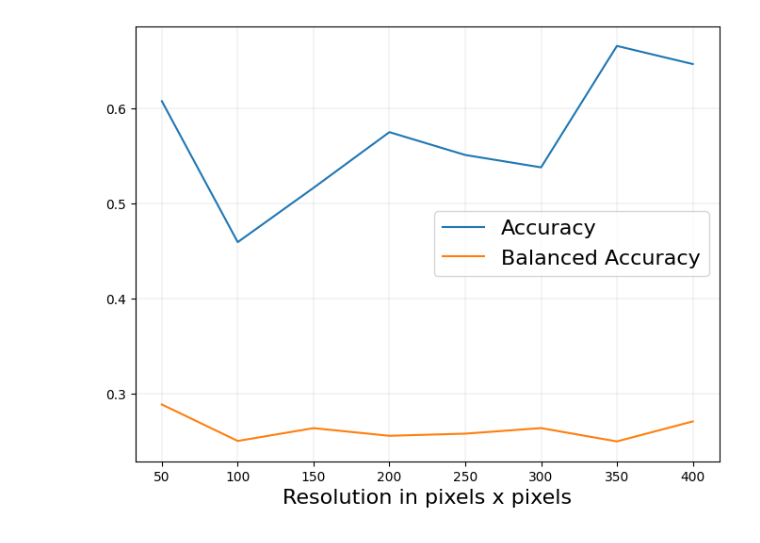
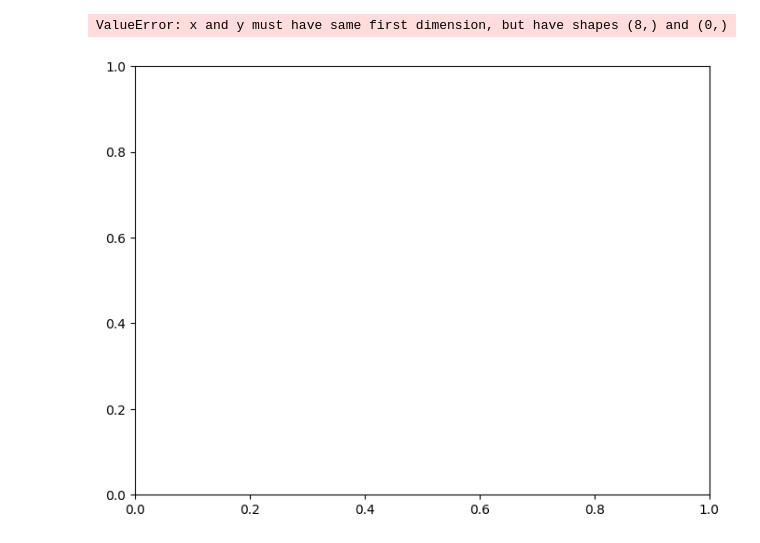
Before and after one commit to Naxsos/MedicaldeepLearning, a Jupyter notebook: Computational_Limitations/evaluations.ipynb, the cells around one changed output. Cells and saved outputs as stored; diff of their text form; code cells hidden in the pictures.

```diff
--- a/Computational_Limitations/evaluations.ipynb
+++ b/Computational_Limitations/evaluations.ipynb
@@ -133,0 +274,26 @@ print("per image: " + str(asizeof.asizeof(images2) - asizeof.asizeof(images)))
+# %%
+BATCH_SIZE = 4
+
+dataset = tf.data.Dataset.from_tensor_slices((images_train, labels_train))
+dataset = dataset.map(normalize_image)
+dataset = dataset.shuffle(buffer_size=100)
+dataset = dataset.batch(BATCH_SIZE, drop_remainder=True)
+dataset = dataset.repeat()
+
+val_dataset = tf.data.Dataset.from_tensor_slices((images_val, labels_val))
+val_dataset = val_dataset.map(normalize_image)
+val_dataset = val_dataset.batch(BATCH_SIZE, drop_remainder=False)
+
+model = create_model_1(IMAGE_SIZE)
+
+model.compile(optimizer=Adam(learning_rate=1e-4), loss=weighted_cross_entropy_loss, metrics=[AUC()])
+
+class_weights = sklearn.utils.class_weight.compute_class_weight(class_weight='balanced', classes=np.unique(labels_train.argmax(axis=1)), y=labels_train.argmax(axis=1))
+class_weights = {i: class_weights[i] for i in range(len(class_weights))}
+
+
+early_stopping = EarlyStopping(monitor='val_loss', patience=5, restore_best_weights=True)
+history = model.fit(dataset, epochs=20, batch_size=BATCH_SIZE, steps_per_epoch=len(images_train) // BATCH_SIZE, validation_data=val_dataset, validation_steps=len(images_val)//BATCH_SIZE, callbacks=[early_stopping], verbose=1, class_weight=class_weights)
+
+evals = evaluate(model, images_test, labels_test, len(unique_labels))
+print(evals)
@@ -397,38 +444,39 @@ Epoch 6/20
 # %%
 plt.figure(figsize=(8, 6))
 
-with open("pickles/resolution_10000samples_nolr.pkl", "wb") as file:
+with open("pickles/resolution_1000samples_nolr_model3.pkl", "wb") as file:
     pickle.dump(evaluations, file)
 
 aucs = [evalu[0] for evalu in evaluations.values()]
 aucs_at = [evalu["Atelectasis"] for evalu in aucs]
 aucs_ef = [evalu["Effusion"] for evalu in aucs]
 aucs_in = [evalu["Infiltration"] for evalu in aucs]
 aucs_nf = [evalu["No Finding"] for evalu in aucs]
 baccs = [evalu[1] for evalu in evaluations.values()]
 accs = [evalu[2] for evalu in evaluations.values()]
 
 x_values = [50, 100, 150, 200, 250, 300, 350, 400]
 
 font_size = 16
 
-plt.plot(x_values, accs, label="Accuracy")
-plt.plot(x_values, baccs, label="Balanced Accuracy")
+# plt.plot(x_values, accs, label="Accuracy")
+# plt.plot(x_values, baccs, label="Balanced Accuracy")
 
-# plt.plot(x_values, aucs_at, label="Atelectasis")
-# plt.plot(x_values, aucs_ef, label="Effusion")
-# plt.plot(x_values, aucs_in, label="Infiltration")
-# plt.plot(x_values, aucs_nf, label="No Finding")
+plt.plot(x_values, aucs_at, label="Atelectasis")
+plt.plot(x_values, aucs_ef, label="Effusion")
+plt.plot(x_values, aucs_in, label="Infiltration")
+plt.plot(x_values, aucs_nf, label="No Finding")
 
 plt.xlabel("Resolution in pixels x pixels", fontsize=font_size)
 plt.grid(color='grey', linestyle='-', linewidth=0.25, alpha=0.5)
-plt.legend(fontsize=font_size, loc="center right")
+plt.legend(fontsize=font_size, loc="lower right")
 
-plt.savefig("evals/resolution_accBacc_10000samples_nolr.pdf", bbox_inches='tight', pad_inches=0)
+#plt.savefig("evals/amount_resnet.pdf", bbox_inches='tight', pad_inches=0)
 
 plt.show()
 # %% [output]
+ValueError: x and y must have same first dimension, but have shapes (8,) and (0,)
-[figure, old version]
+[figure, new version]
 # %%
 # Baseline
 
```
Also changed, not shown: parts of 14 cells of this notebook, 10 other files.
